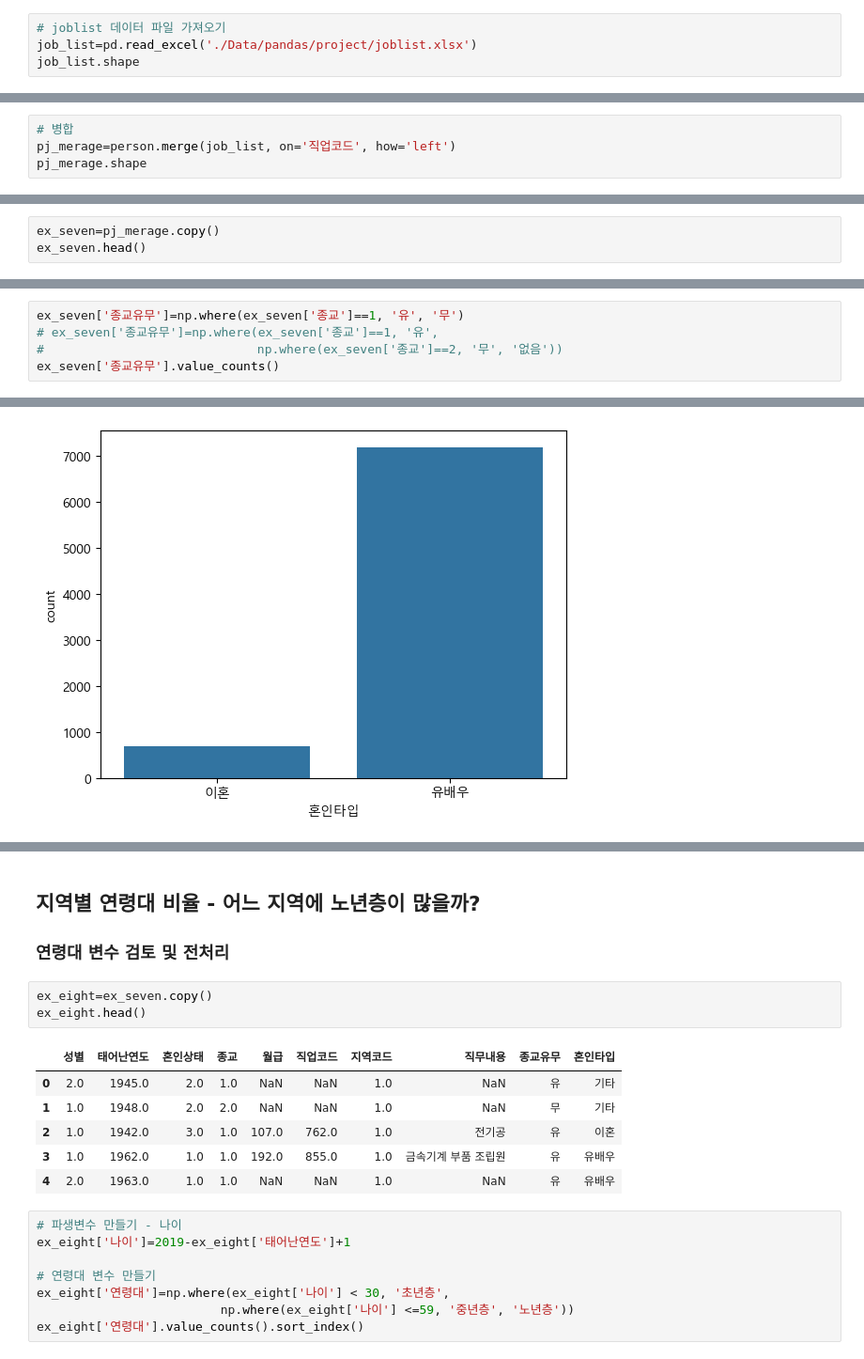
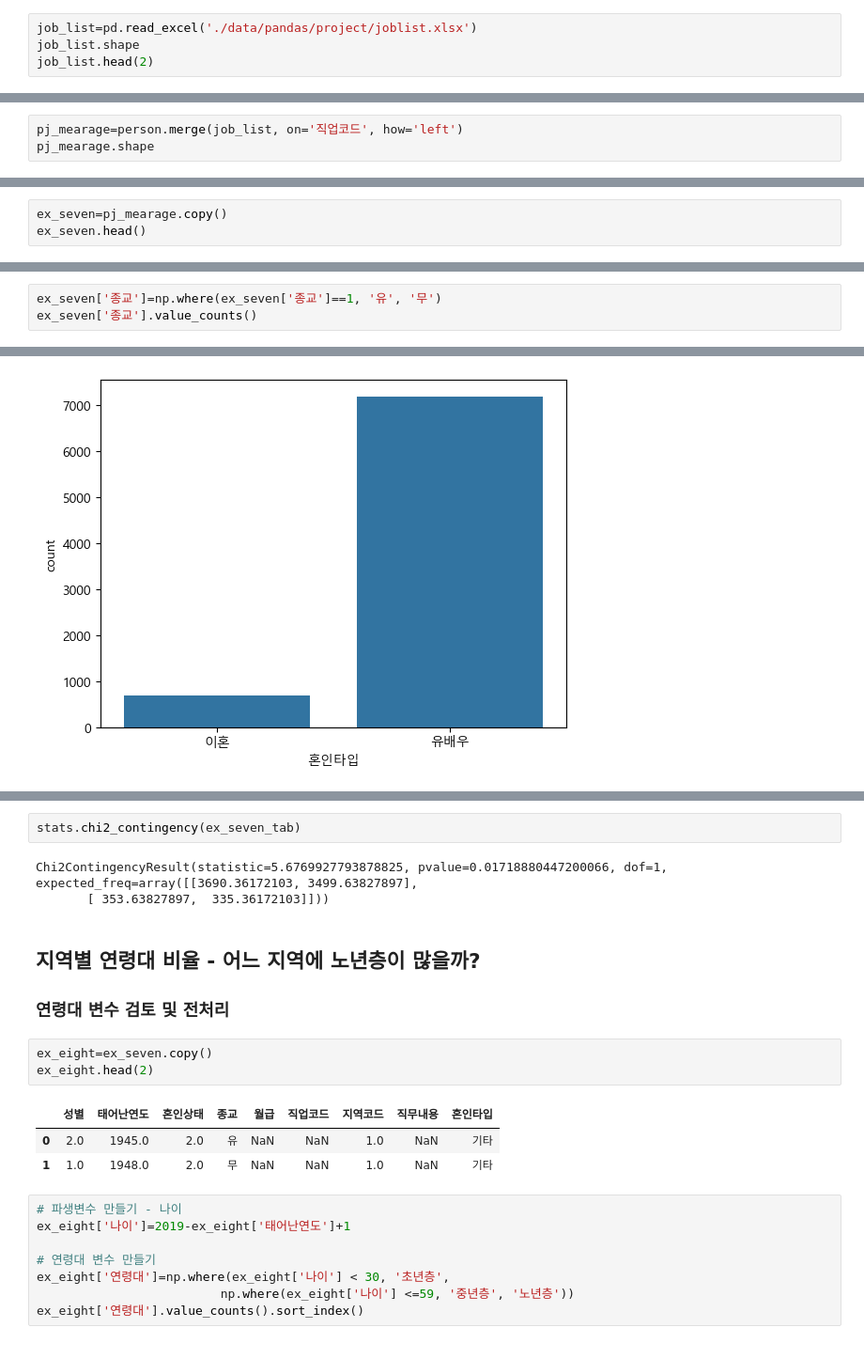
Before and after one commit to teacher88/AI, a Jupyter notebook: Basic/06_Project.ipynb, the cells around one changed output, grey strips where cells are left out. Shown: that part at 94% size. Saved outputs shown, nothing was run; the diff lists cells and outputs as text.

```diff
--- a/Basic/06_Project.ipynb
+++ b/Basic/06_Project.ipynb
@@ -984,7 +975,7 @@ person.shape
 # %% [output]
 (14418, 7)
 # %%
-# joblist 데이터 파일 가져오기
-job_list=pd.read_excel('./Data/pandas/project/joblist.xlsx')
+job_list=pd.read_excel('./data/pandas/project/joblist.xlsx')
 job_list.shape
+job_list.head(2)
 # %% [output]
@@ -992,6 +985,5 @@ job_list.shape
 # %%
-# 병합
-pj_merage=person.merge(job_list, on='직업코드', how='left')
-pj_merage.shape
+pj_mearage=person.merge(job_list, on='직업코드', how='left')
+pj_mearage.shape
 # %% [output]
 (14418, 8)
@@ -1007,5 +990,5 @@ pj_merage.head()
 # %%
-ex_seven=pj_merage.copy()
+ex_seven=pj_mearage.copy()
 ex_seven.head()
 # %% [output]
 |  | 성별 | 태어난연도 | 혼인상태 | 종교 | 월급 | 직업코드 | 지역코드 | 직무내용 |
@@ -1045,6 +1028,4 @@ Name: count, dtype: int64
 # %%
-ex_seven['종교유무']=np.where(ex_seven['종교']==1, '유', '무')
-# ex_seven['종교유무']=np.where(ex_seven['종교']==1, '유',
-#                             np.where(ex_seven['종교']==2, '무', '없음'))
-ex_seven['종교유무'].value_counts()
+ex_seven['종교']=np.where(ex_seven['종교']==1, '유', '무')
+ex_seven['종교'].value_counts()
 # %% [output]
@@ -1154,16 +1118,18 @@ Chi2ContingencyResult(statistic=5.6769927793878825, pvalue=0.01718880447200066,
+# %%
+stats.chi2_contingency(ex_seven_tab)
+# %% [output]
+Chi2ContingencyResult(statistic=5.6769927793878825, pvalue=0.01718880447200066, dof=1, expected_freq=array([[3690.36172103, 3499.63827897],
+       [ 353.63827897,  335.36172103]]))
 # %% [markdown]
 ## 지역별 연령대 비율 - 어느 지역에 노년층이 많을까?
 ### 연령대 변수 검토 및 전처리
 # %%
 ex_eight=ex_seven.copy()
-ex_eight.head()
+ex_eight.head(2)
 # %% [output]
-|  | 성별 | 태어난연도 | 혼인상태 | 종교 | 월급 | 직업코드 | 지역코드 | 직무내용 | 종교유무 | 혼인타입 |
-| 0 | 2.0 | 1945.0 | 2.0 | 1.0 | NaN | NaN | 1.0 | NaN | 유 | 기타 |
-| 1 | 1.0 | 1948.0 | 2.0 | 2.0 | NaN | NaN | 1.0 | NaN | 무 | 기타 |
-| 2 | 1.0 | 1942.0 | 3.0 | 1.0 | 107.0 | 762.0 | 1.0 | 전기공 | 유 | 이혼 |
-| 3 | 1.0 | 1962.0 | 1.0 | 1.0 | 192.0 | 855.0 | 1.0 | 금속기계 부품 조립원 | 유 | 유배우 |
-| 4 | 2.0 | 1963.0 | 1.0 | 1.0 | NaN | NaN | 1.0 | NaN | 유 | 유배우 |
+|  | 성별 | 태어난연도 | 혼인상태 | 종교 | 월급 | 직업코드 | 지역코드 | 직무내용 | 혼인타입 |
+| 0 | 2.0 | 1945.0 | 2.0 | 유 | NaN | NaN | 1.0 | NaN | 기타 |
+| 1 | 1.0 | 1948.0 | 2.0 | 무 | NaN | NaN | 1.0 | NaN | 기타 |
 # %%
 # 파생변수 만들기 - 나이
 ex_eight['나이']=2019-ex_eight['태어난연도']+1
```
Also changed, not shown: parts of 198 cells of this notebook.
